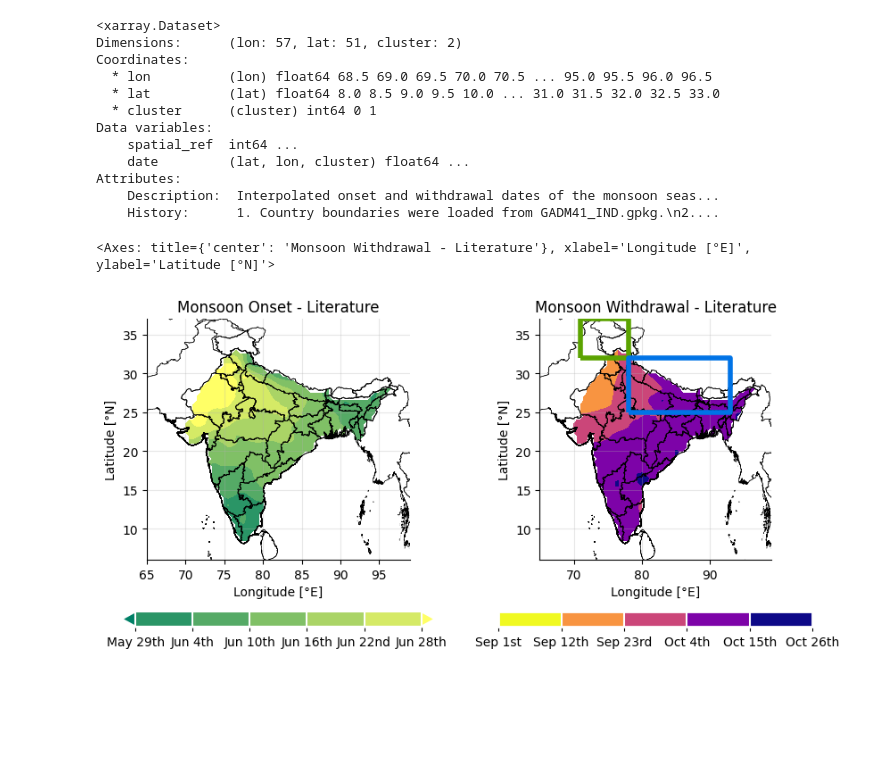
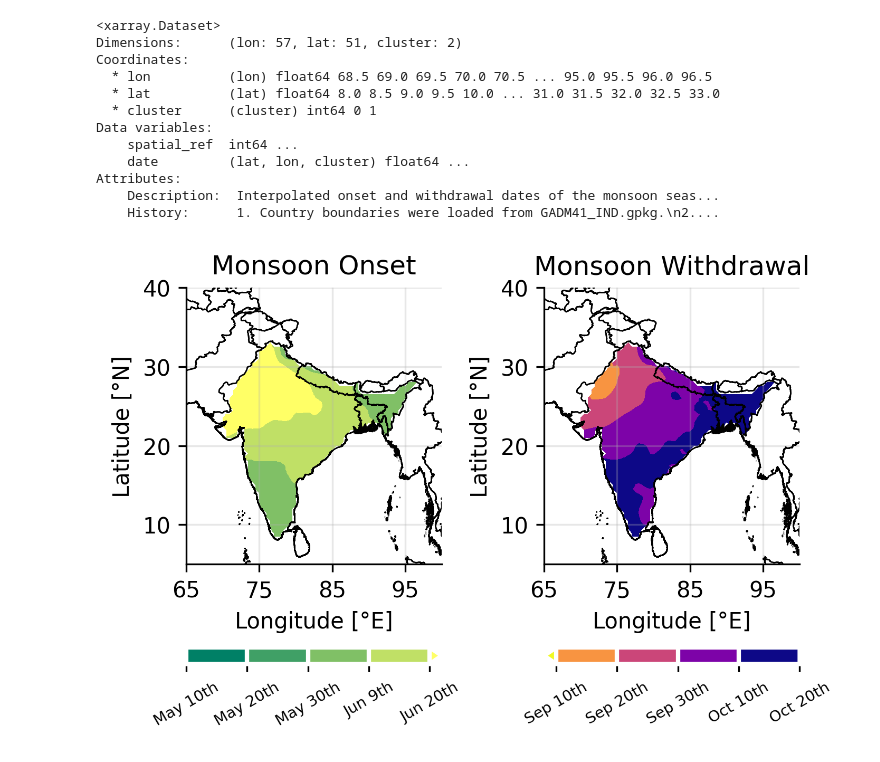
Before and after one commit to JGrassi97/XSeasonsDetect, a Jupyter notebook: notebooks/02_regional_literature.ipynb, the cells around one changed output. Drawn from its saved outputs; the diff is of its cells as text; code cells hidden in the pictures; blank space fills up the shorter version.

```diff
--- a/notebooks/02_regional_literature.ipynb
+++ b/notebooks/02_regional_literature.ipynb
@@ -18,14 +18,14 @@ from visualization.custom_plots import standard_format, day_of_year_to_date, sta
 # %%
 # Geopackages with boundaries
 country_boundary_file   = '../data/raw/external/GADM41_IND.gpkg'
-world_boundary_file     = '../data/raw/external/GADM41_WORLD.gpkg'
+world_boundary_file     = r'/home/jgrassi/work/XSeasonsDetect/INDIA/data/raw/shapefiles/boundary.gpkg'
 
 # Path for results
 results_path_image  = f'../data/results/images/literature_reference_sates.png'
 
 # Geodataframes for boudaries - Level 0 is for country boundaries
 country_boundary    = gpd.read_file(country_boundary_file, layer = 'ADM_ADM_1')
-world_boundary      = gpd.read_file(world_boundary_file, layer = 'ADM_0')
+world_boundary      = gpd.read_file(world_boundary_file)
 
 HKKH = gpd.read_file("../data/preprocessed/external/HKKH.gpkg")
 # %% [markdown]
@@ -73,16 +73,26 @@ Data variables:
 Attributes:
     Description:  Interpolated onset and withdrawal dates of the monsoon seas...
     History:      1. Country boundaries were loaded from GADM41_IND.gpkg.\n2....
-# %%
-plot_seasons_bk_results( ds_rast.date, figsize=(10,5), cmaps=['summer', 'plasma_r'],
-                         lims=[[150,180],[245,300]], titles=['Monsoon Onset - Literature', 'Monsoon Withdrawal - Literature'],
-                         country_boundary=country_boundary, world_boundary=world_boundary)
-
-ax = plt.gca()
-
-HKKH[HKKH.short_name=='hkk'].boundary.plot(ax=ax, color='#5ba300', lw=4)
-HKKH[HKKH.short_name=='him'].boundary.plot(ax=ax, color='#0073e6', lw=4)
-# plt.savefig(results_path_image, dpi=300, bbox_inches='tight', transparent=False)
-# %% [output]
-<Axes: title={'center': 'Monsoon Withdrawal - Literature'}, xlabel='Longitude [°E]', ylabel='Latitude [°N]'>
-[figure, removed]
+# %%
+fig, ax, cbars = plot_seasons_bk_results( ds_rast.date,
+                                    nrows = 1,
+                                    ncolumns = 2,
+                                    figsize=(5,7),
+                                    cmaps=['summer', 'plasma_r'],
+                                    lims=[[131,172], [254,294]],
+                                    nlevs=5,
+                                    titles=['Monsoon Onset', 'Monsoon Withdrawal'],
+                                    country_boundary=world_boundary,
+                                    xlims=[65, 100],
+                                    ylims=[5, 40],
+                                    wspace=0.4,
+                                    hspace=0.1,
+                                    )
+
+for j in range(2):
+    cbars[j].ax.tick_params(labelsize=7, rotation=30)
+
+for axi in ax:
+    axi.set_xticks(np.arange(65, 101, 10))
+# %% [output]
+[figure, added]
```
Also changed, not shown: parts of 1 cell of this notebook, 8 other files.
